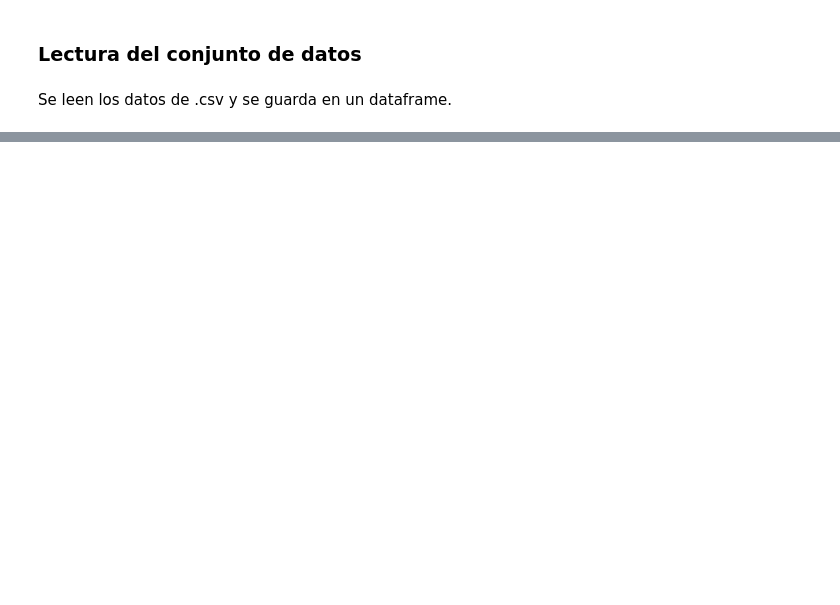
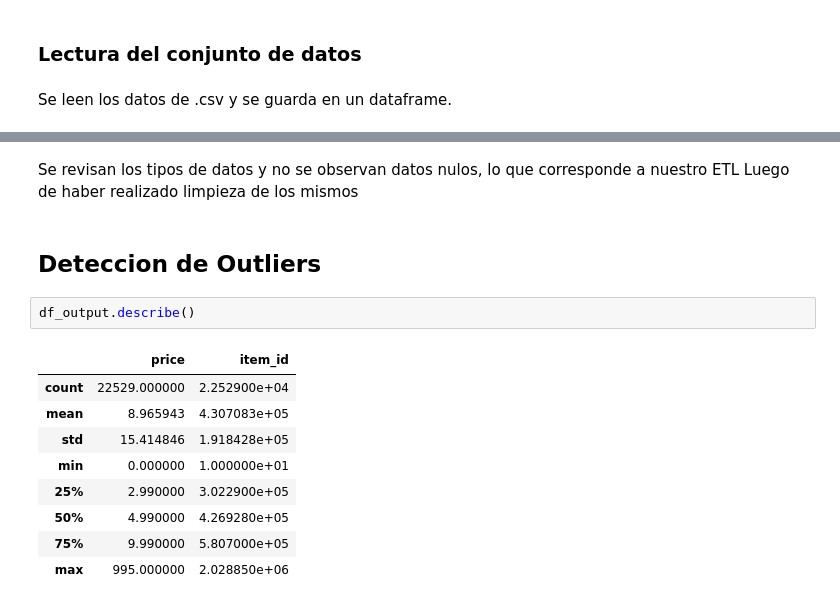
Before and after one commit to marceloyuba/Proyecto-Individual-P1, a Jupyter notebook: EDA.ipynb, the cells around one changed output, grey strips where cells are left out. Saved outputs shown, nothing was run; the diff lists cells and outputs as text; blank space fills up the shorter version.

```diff
--- a/EDA.ipynb
+++ b/EDA.ipynb
@@ -203,0 +48,16 @@ El 75% de los juegos tienen un precio menor de: 13.65
+# %% [markdown]
+Se revisan los tipos de datos y no se observan datos nulos, lo que corresponde a nuestro ETL Luego de haber realizado limpieza de los mismos
+# %% [markdown]
+## Deteccion de Outliers
+# %%
+df_output.describe()
+# %% [output]
+|  | price | item_id |
+| count | 22529.000000 | 2.252900e+04 |
+| mean | 8.965943 | 4.307083e+05 |
+| std | 15.414846 | 1.918428e+05 |
+| min | 0.000000 | 1.000000e+01 |
+| 25% | 2.990000 | 3.022900e+05 |
+| 50% | 4.990000 | 4.269280e+05 |
+| 75% | 9.990000 | 5.807000e+05 |
+| max | 995.000000 | 2.028850e+06 |
```
Also changed, not shown: parts of 62 cells of this notebook, 12 other files.
